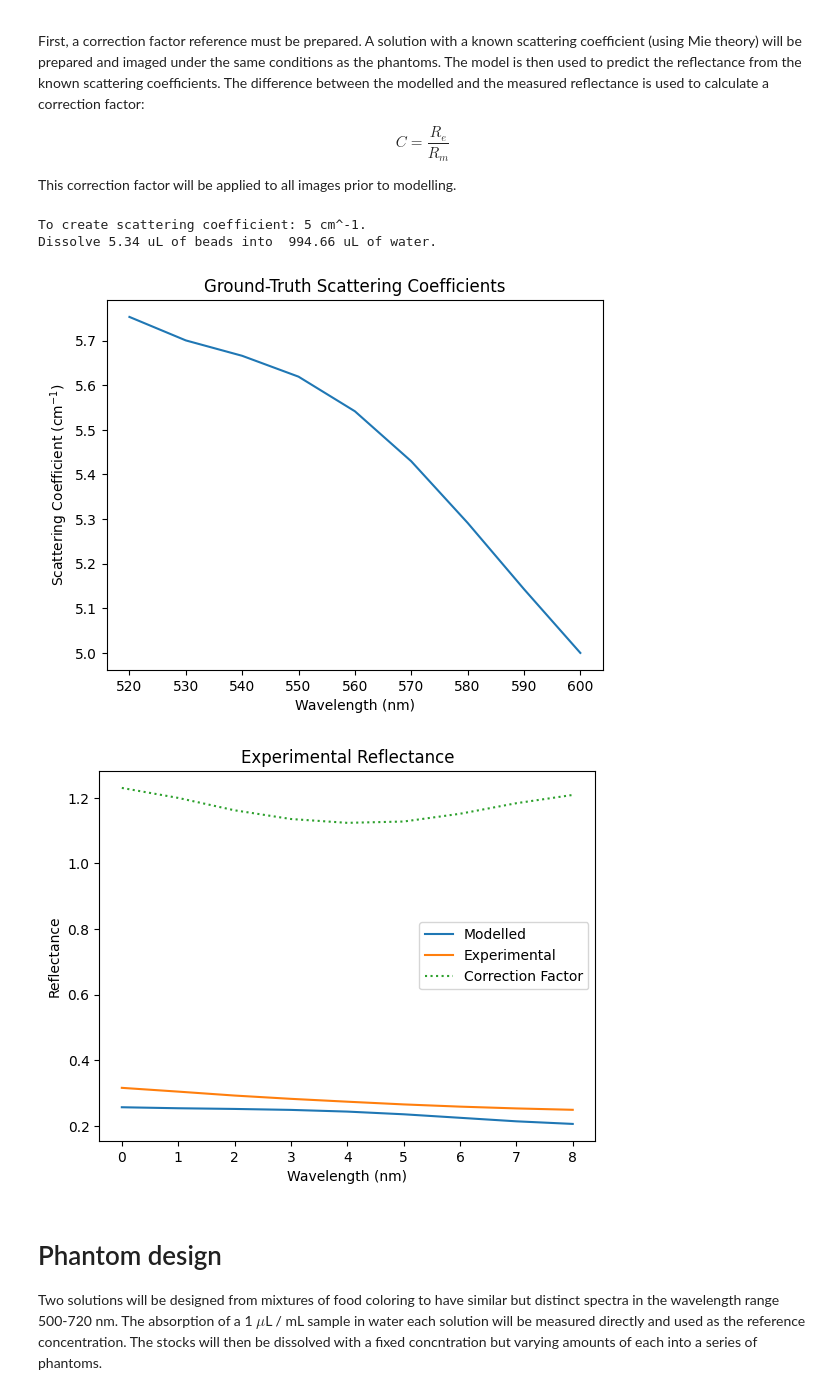
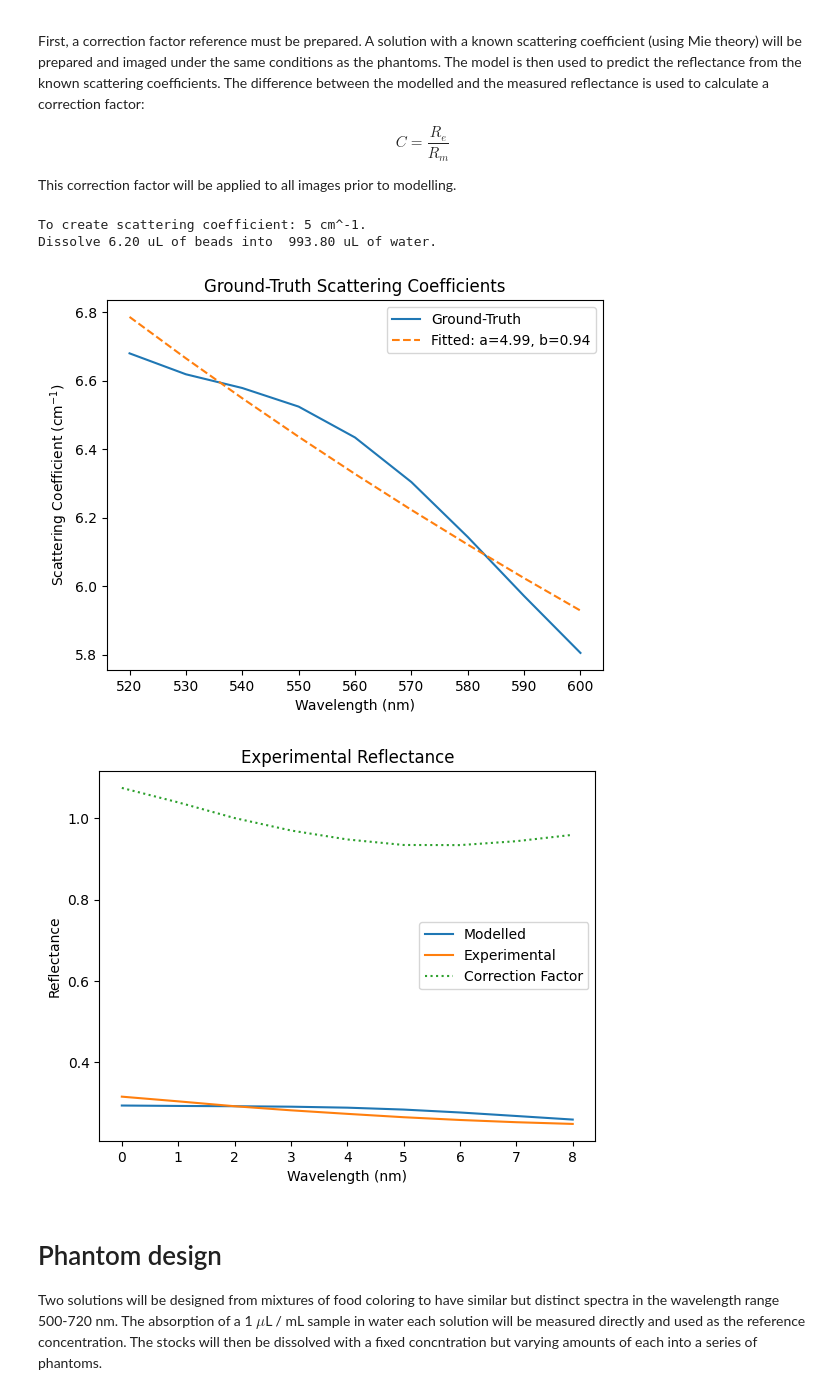
Before and after one commit to jiversivers/hsdfmpm, a Jupyter notebook: examples/food_coloring_validation.ipynb, the cells around one changed output. Drawn from its saved outputs; the diff is of its cells as text; code cells hidden in the pictures.

```diff
--- a/examples/food_coloring_validation.ipynb
+++ b/examples/food_coloring_validation.ipynb
@@ -19,6 +19,7 @@ from photon_canon.lut import LUT
 # %%
 lut = LUT(dimensions=['mu_s', 'mu_a'], scale=50000, extrapolate=True, simulation_id=88)
 wavelengths = np.arange(520, 610, 10, dtype=float)
+ref_wavelength = 720
 # %% [markdown]
 # Preprocessing constants
 To ensure quantitative outputs, all images must be normalized before comparisons.
@@ -54,29 +55,38 @@ C = \frac{R_e}{R_m}
 $$
 
 This correction factor will be applied to all images prior to modelling.
+# %%
+def power_law(x, a, b):
+    return a * (x / ref_wavelength) ** -b
 # %%
 desired_scattering_coef = 5
 g = 0.9
 reduced_desired = desired_scattering_coef * (1 - g)
 mie_theory_result = generate_phantom_profiles(
     wavelengths=wavelengths,
     bead_radius_um=0.746/2, sphere_type="beads",
     tot_vol_ml=1.0, per_sol_percent=2.61,
-    mode='both',
+    mode='both', bead_volumes_ul=np.array([6.20]),
     red_scat_coef=np.array([reduced_desired]),
-    ref_wavelength=wavelengths.max())
+    ref_wavelength=ref_wavelength)
 print(f'To create scattering coefficient: {desired_scattering_coef} cm^{-1}.')
-print(f'Dissolve {mie_theory_result['volume_distribution_scatter_ul'][0]:0.2f} uL of beads into  {mie_theory_result['volume_distribution_scatter_ul'][1]:0.2f} uL of water.')
-ground_truth_mu_s = mie_theory_result['musp_profiles_cm_inv_scatter'] / (1 - g)
-plt.plot(wavelengths, ground_truth_mu_s)
+print(f'Dissolve {mie_theory_result['volume_distribution_scatter_ul'][0]:0.2f} uL of beads into  '
+     f'{mie_theory_result['volume_distribution_scatter_ul'][1]:0.2f} uL of water.')
+ground_truth_mu_s = mie_theory_result['musp_profiles_cm_inv_beads'] / (1 - g)
+popt, _ = opt.curve_fit(power_law, wavelengths, ground_truth_mu_s)
+a_gt, b_gt = popt[0], popt[1]
+fitted_mu_s = power_law(wavelengths, *popt)
+plt.plot(wavelengths, ground_truth_mu_s, label='Ground-Truth')
+plt.plot(wavelengths, fitted_mu_s, '--', label=f'Fitted: a={a_gt:.2f}, b={b_gt:.2f}')
 plt.title('Ground-Truth Scattering Coefficients')
 plt.xlabel('Wavelength (nm)')
 plt.ylabel('Scattering Coefficient (cm$^{-1}$)')
+plt.legend()
 plt.show()
 # %% [output]
 To create scattering coefficient: 5 cm^-1.
-Dissolve 5.34 uL of beads into  994.66 uL of water.
+Dissolve 6.20 uL of beads into  993.80 uL of water.
-[figure, old version]
+[figure, new version]
 # %%
 R_m = lut(ground_truth_mu_s, np.zeros_like(ground_truth_mu_s))
 plt.plot(R_m, label='Modelled')
@@ -96,7 +106,7 @@ plt.ylabel('Reflectance')
 plt.legend()
 plt.show()
 # %% [output]
-[figure, old version]
+[figure, new version]
 # %% [markdown]
 # Phantom design
 Two solutions will be designed from mixtures of food coloring to have similar but distinct spectra in the wavelength range 500-720 nm. The absorption of a 1 $\mu$L / mL sample in water each solution will be measured directly and used as the reference concentration. The stocks will then be dissolved with a fixed concntration but varying amounts of each into a series of phantoms.
```
Also changed, not shown: parts of 4 cells of this notebook.
